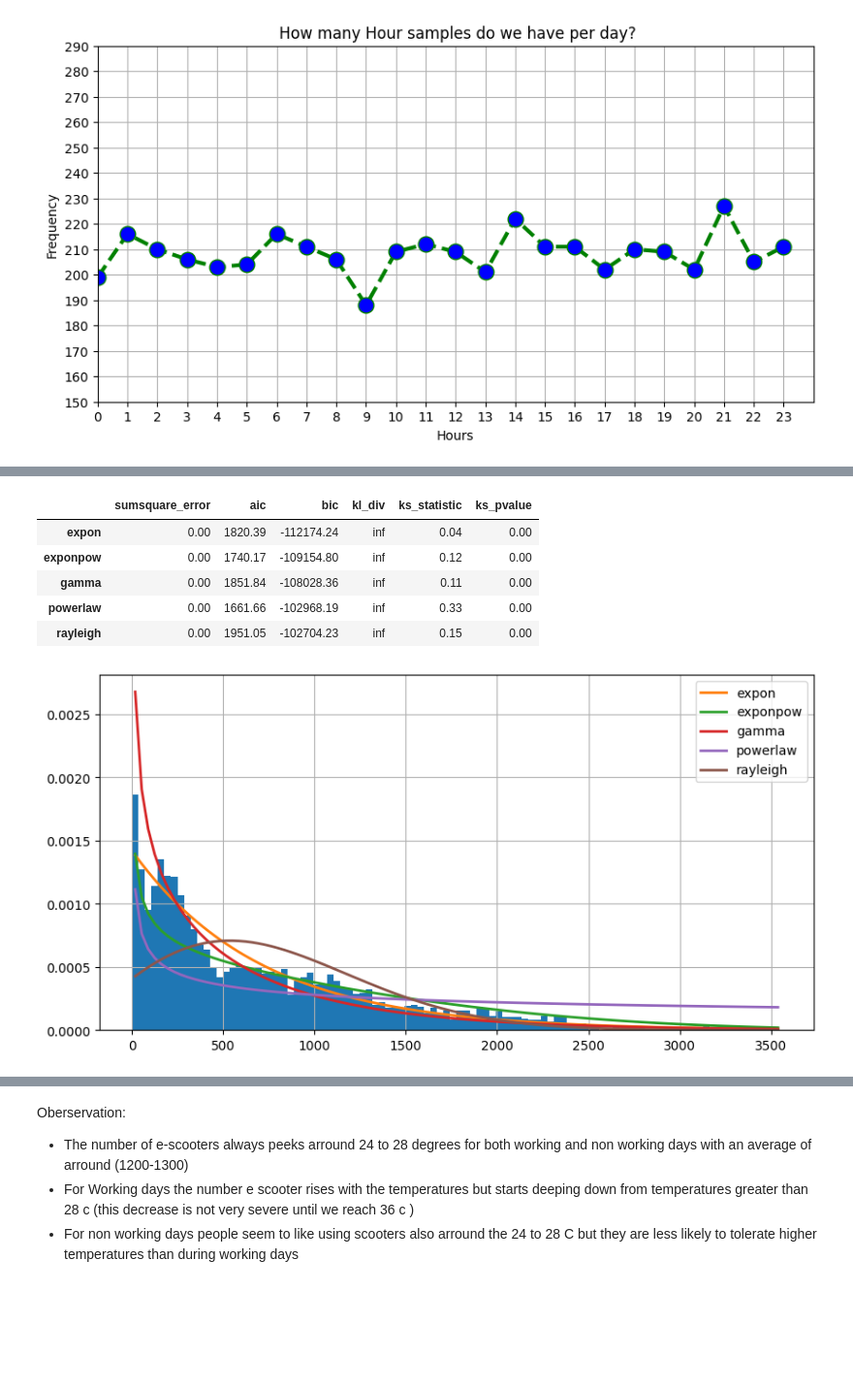
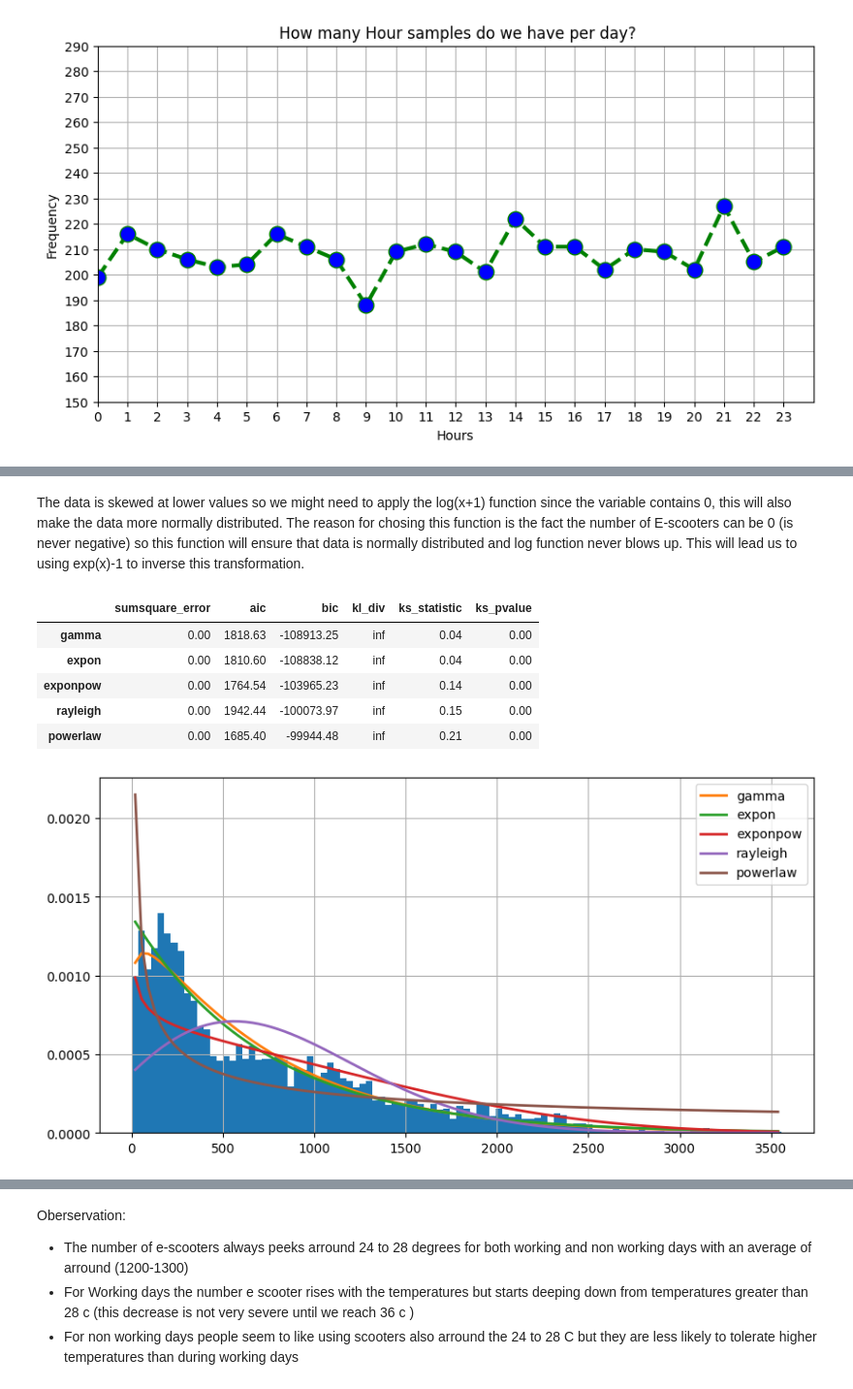
Before and after one commit to HeithemTarchouna/E_Scooter_Prediction, a Jupyter notebook: Ml.ipynb, the cells around one changed output, grey strips where cells are left out. Shown at 97% size. Cells and saved outputs as stored; diff of their text form; code cells hidden in the pictures; blank space fills up the shorter version.

```diff
--- a/Ml.ipynb
+++ b/Ml.ipynb
@@ -148,0 +164,11 @@ Answer : E-Scooter Counts follows the exponential distribution
+# %%
+functioning_day = train_data[train_data['Functioning Day']=='Yes']
+#convert date to datetime of the format YYYY-MM-DD
+functioning_day['Date'] = pd.to_datetime(functioning_day['Date'])
+functioning_day['Year'] = pd.DatetimeIndex(functioning_day['Date']).year
+functioning_day['Month'] = pd.DatetimeIndex(functioning_day['Date']).month
+functioning_day['Day'] = pd.DatetimeIndex(functioning_day['Date']).day
+functioning_day = functioning_day.sort_values(by=['Year','Month','Date','Hour'])
+
+#add feature number of days in the year (0-365)
+functioning_day['DayOfYear'] = functioning_day['Date'].dt.dayofyear
@@ -149,21 +188,25 @@ Answer : E-Scooter Counts follows the exponential distribution
+# %% [markdown]
+The data is skewed at lower values so we might need to apply the log(x+1) function since the variable contains 0, this will also make the data more normally distributed.
+The reason for chosing this function is the fact the number of E-scooters can be 0  (is never negative) so this function will ensure that data is normally distributed and log function never blows up.
+This will lead us to using exp(x)-1 to inverse this transformation.
 # %%
-e_scooter = train_data["E-scooter Count"].values
+e_scooter = functioning_day["E-scooter Count"].values
 
 plt.figure(figsize=(10,5))
 f = Fitter(e_scooter,
            distributions= get_common_distributions())
 f.fit()
 f.summary()
 f.fit()
 f.summary()
 # %% [output]
 |  | sumsquare_error | aic | bic | kl_div | ks_statistic | ks_pvalue |
-| expon | 0.00 | 1820.39 | -112174.24 | inf | 0.04 | 0.00 |
-| exponpow | 0.00 | 1740.17 | -109154.80 | inf | 0.12 | 0.00 |
-| gamma | 0.00 | 1851.84 | -108028.36 | inf | 0.11 | 0.00 |
-| powerlaw | 0.00 | 1661.66 | -102968.19 | inf | 0.33 | 0.00 |
-| rayleigh | 0.00 | 1951.05 | -102704.23 | inf | 0.15 | 0.00 |
+| gamma | 0.00 | 1818.63 | -108913.25 | inf | 0.04 | 0.00 |
+| expon | 0.00 | 1810.60 | -108838.12 | inf | 0.04 | 0.00 |
+| exponpow | 0.00 | 1764.54 | -103965.23 | inf | 0.14 | 0.00 |
+| rayleigh | 0.00 | 1942.44 | -100073.97 | inf | 0.15 | 0.00 |
+| powerlaw | 0.00 | 1685.40 | -99944.48 | inf | 0.21 | 0.00 |
-[figure, old version]
+[figure, new version]
 # %%
 f.get_best(method = 'sumsquare_error')
 # %% [output]
```
Also changed, not shown: parts of 138 cells of this notebook.
